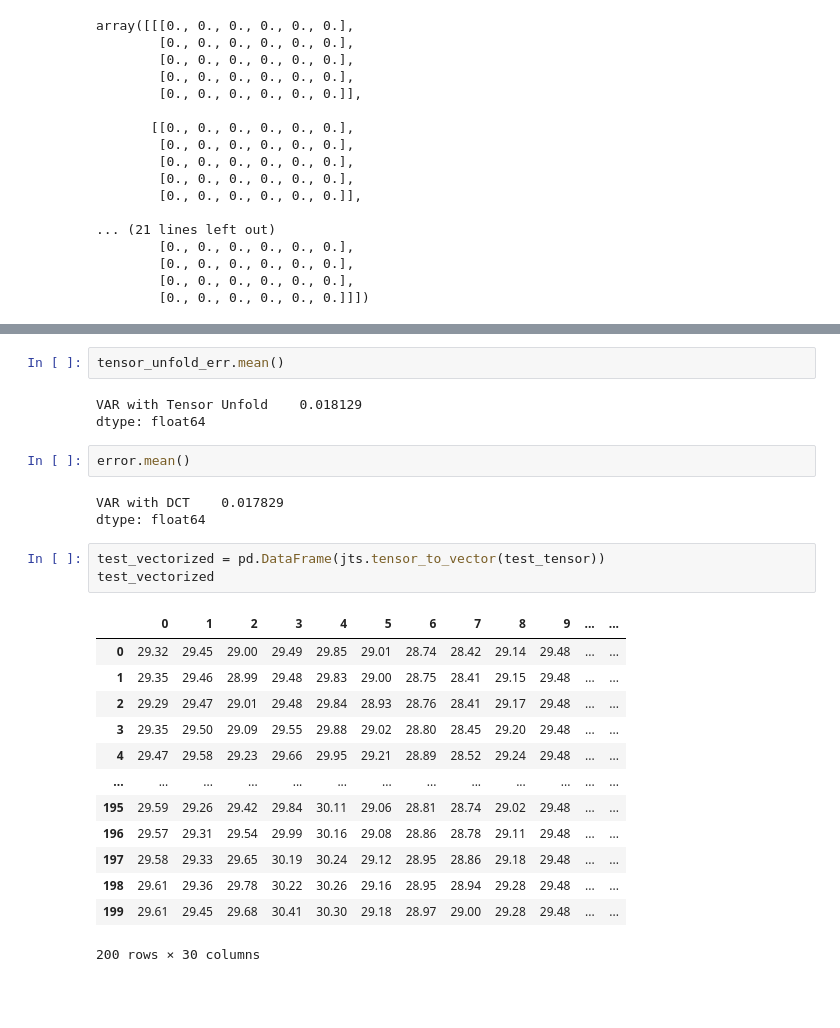
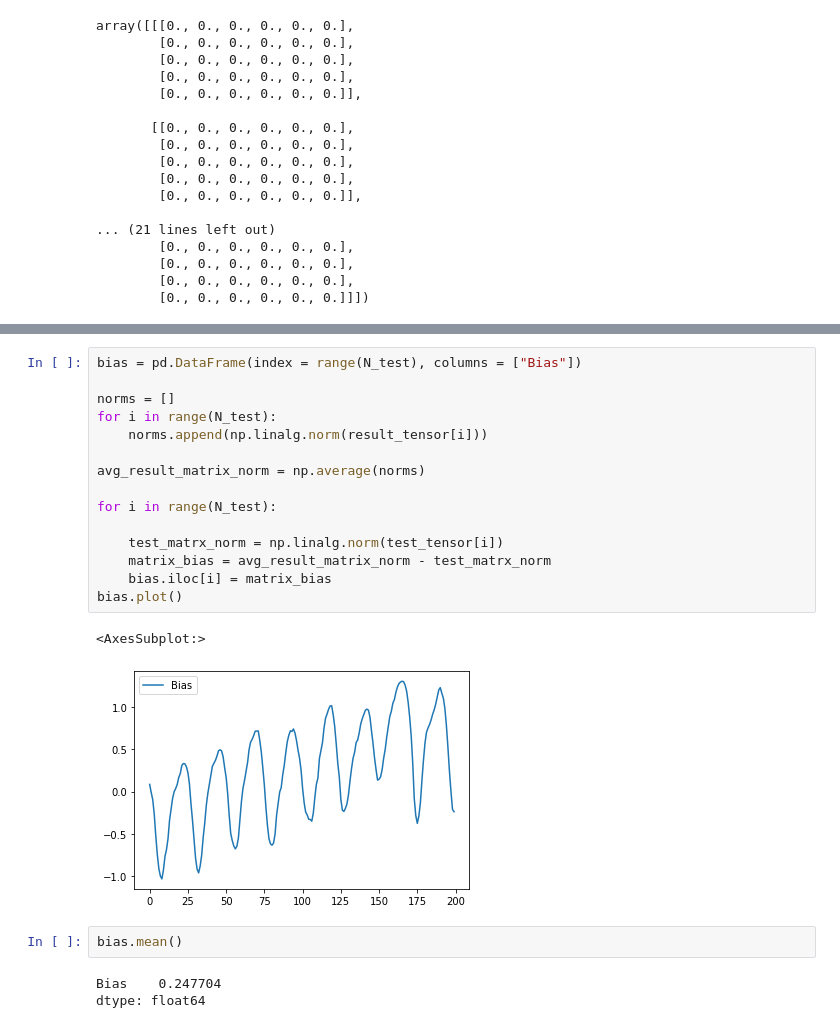
Before and after one commit to VintageDesign/multi_linear_research, a Jupyter notebook: jackson/Docs&Code/L-TVAR/sst_dct_dummy.ipynb, the cells around one changed output, grey strips where cells are left out. Saved outputs shown, nothing was run; the diff lists cells and outputs as text; blank space fills up the shorter version.

```diff
--- a/jackson/Docs&Code/L-TVAR/sst_dct_dummy.ipynb
+++ b/jackson/Docs&Code/L-TVAR/sst_dct_dummy.ipynb
@@ -326,27 +364,23 @@ df.plot()
+# %%
+bias = pd.DataFrame(index = range(N_test), columns = ["Bias"])
+
+norms = []
+for i in range(N_test):
+    norms.append(np.linalg.norm(result_tensor[i]))
+
+avg_result_matrix_norm = np.average(norms)
+
+for i in range(N_test):
+
+    test_matrx_norm = np.linalg.norm(test_tensor[i])
+    matrix_bias = avg_result_matrix_norm - test_matrx_norm
+    bias.iloc[i] = matrix_bias
+bias.plot()
+# %% [output]
+<AxesSubplot:>
+[figure, added]
 # %%
-tensor_unfold_err.mean()
+bias.mean()
 # %% [output]
-VAR with Tensor Unfold    0.018129
+Bias    0.247704
 dtype: float64
-# %%
-error.mean()
-# %% [output]
-VAR with DCT    0.017829
-dtype: float64
-# %%
-test_vectorized = pd.DataFrame(jts.tensor_to_vector(test_tensor))
-test_vectorized
-# %% [output]
-|  | 0 | 1 | 2 | 3 | 4 | 5 | 6 | 7 | 8 | 9 | ... | ... |
-| 0 | 29.32 | 29.45 | 29.00 | 29.49 | 29.85 | 29.01 | 28.74 | 28.42 | 29.14 | 29.48 | ... | ... |
-| 1 | 29.35 | 29.46 | 28.99 | 29.48 | 29.83 | 29.00 | 28.75 | 28.41 | 29.15 | 29.48 | ... | ... |
-| 2 | 29.29 | 29.47 | 29.01 | 29.48 | 29.84 | 28.93 | 28.76 | 28.41 | 29.17 | 29.48 | ... | ... |
-| 3 | 29.35 | 29.50 | 29.09 | 29.55 | 29.88 | 29.02 | 28.80 | 28.45 | 29.20 | 29.48 | ... | ... |
-| 4 | 29.47 | 29.58 | 29.23 | 29.66 | 29.95 | 29.21 | 28.89 | 28.52 | 29.24 | 29.48 | ... | ... |
-| ... | ... | ... | ... | ... | ... | ... | ... | ... | ... | ... | ... | ... |
-| 195 | 29.59 | 29.26 | 29.42 | 29.84 | 30.11 | 29.06 | 28.81 | 28.74 | 29.02 | 29.48 | ... | ... |
-| 196 | 29.57 | 29.31 | 29.54 | 29.99 | 30.16 | 29.08 | 28.86 | 28.78 | 29.11 | 29.48 | ... | ... |
-| 197 | 29.58 | 29.33 | 29.65 | 30.19 | 30.24 | 29.12 | 28.95 | 28.86 | 29.18 | 29.48 | ... | ... |
-| 198 | 29.61 | 29.36 | 29.78 | 30.22 | 30.26 | 29.16 | 28.95 | 28.94 | 29.28 | 29.48 | ... | ... |
-| 199 | 29.61 | 29.45 | 29.68 | 30.41 | 30.30 | 29.18 | 28.97 | 29.00 | 29.28 | 29.48 | ... | ... |
-200 rows × 30 columns
```
Also changed, not shown: parts of 13 cells of this notebook, 2 other files.
